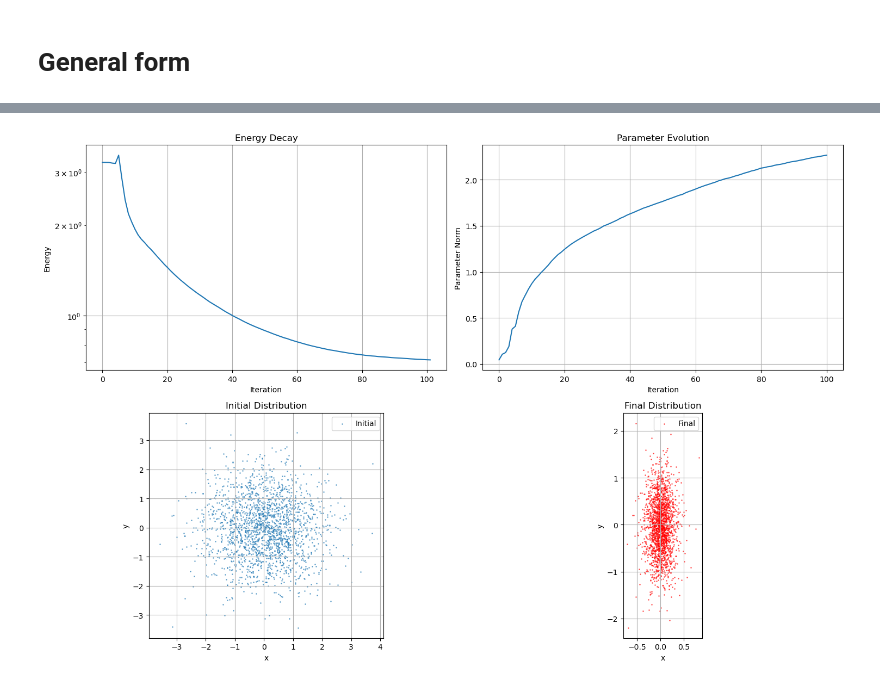
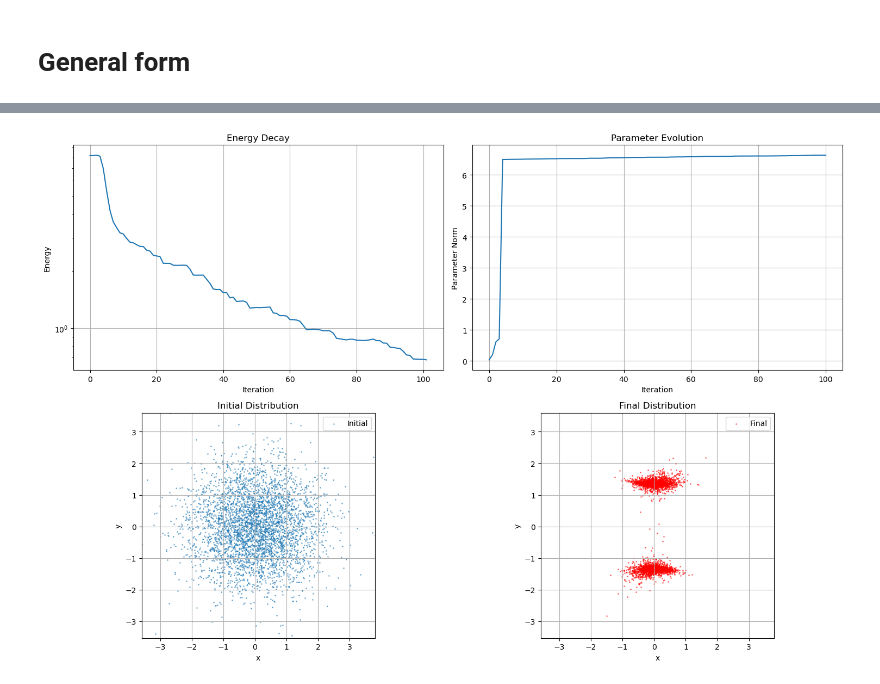
Before and after one commit to SebasGutHdz/Parametric_BV_Hamiltonian, a Jupyter notebook: ODE_solvers/test_nnx.ipynb, the cells around one changed output, grey strips where cells are left out. Cells and saved outputs as stored; diff of their text form; code cells hidden in the pictures.

```diff
--- a/ODE_solvers/test_nnx.ipynb
+++ b/ODE_solvers/test_nnx.ipynb
@@ -343,7 +101,7 @@ potentials = create_potentials()
 h = 1e-2 # Time step size
 max_iterations = 100
 tolerance = 1e-6
-n_samples = 2_000  # Monte Carlo sample size
+n_samples = 4_000  # Monte Carlo sample size
 
 
 key = jax.random.PRNGKey(0)
@@ -375,12 +133,13 @@ z_samples = jax.random.normal(subkey, (n_samples, 2))
 
 G_mat_flow = G_matrix(gradient_flow_node)
 
-potential = potentials['double_well']
+potential = potentials['strong_double_well'] # Options: quadratic, double_well, strong_double_well,quartic
+solver= 'minres'
 # %%
 
-double_well_results = run_gradient_flow(
+results = run_gradient_flow(
     gradient_flow_node, z_samples, G_mat_flow,
-    potential,
+    potential,solver=solver,
     h=h, max_iterations=max_iterations, tolerance=tolerance
 )
 # %% [output]
@@ -405,5 +165,5 @@ Iter  40: Energy = 0.976186, Decrease = 2.256868, Grad norm: 6.09e-01
 # %%
 # Visualize results
-visualize_gradient_flow_results(double_well_results)
+visualize_gradient_flow_results(results)
 # %% [output]
-[figure, old version]
+[figure, new version]
```
Also changed, not shown: parts of 4 cells of this notebook, 1 other file.
